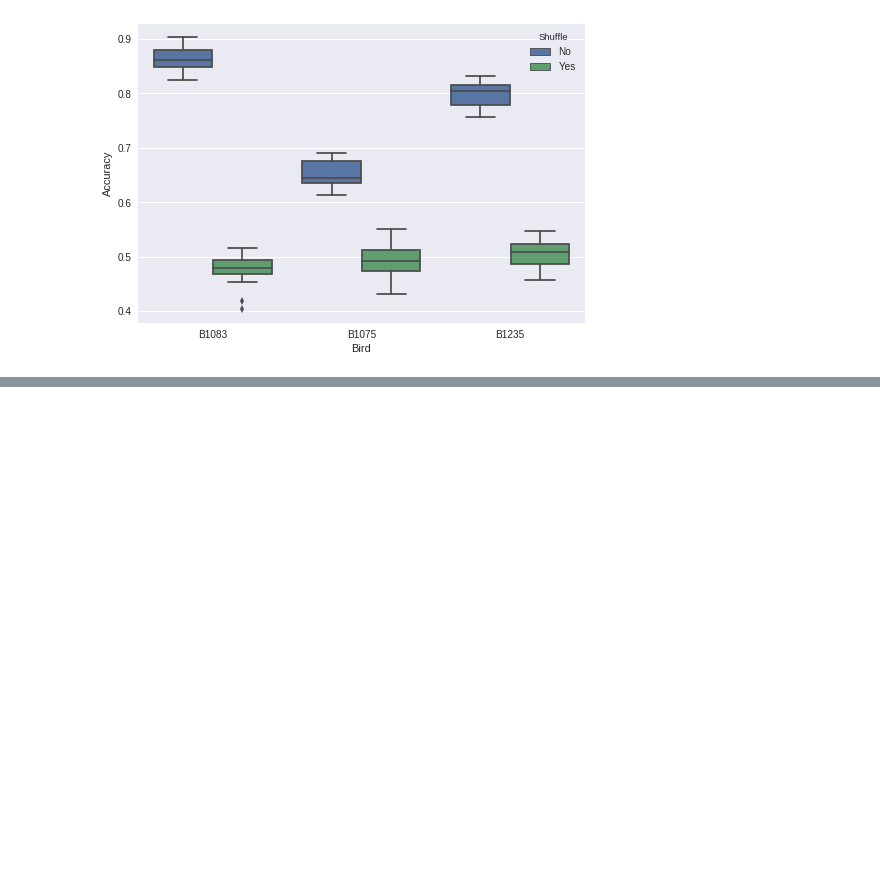
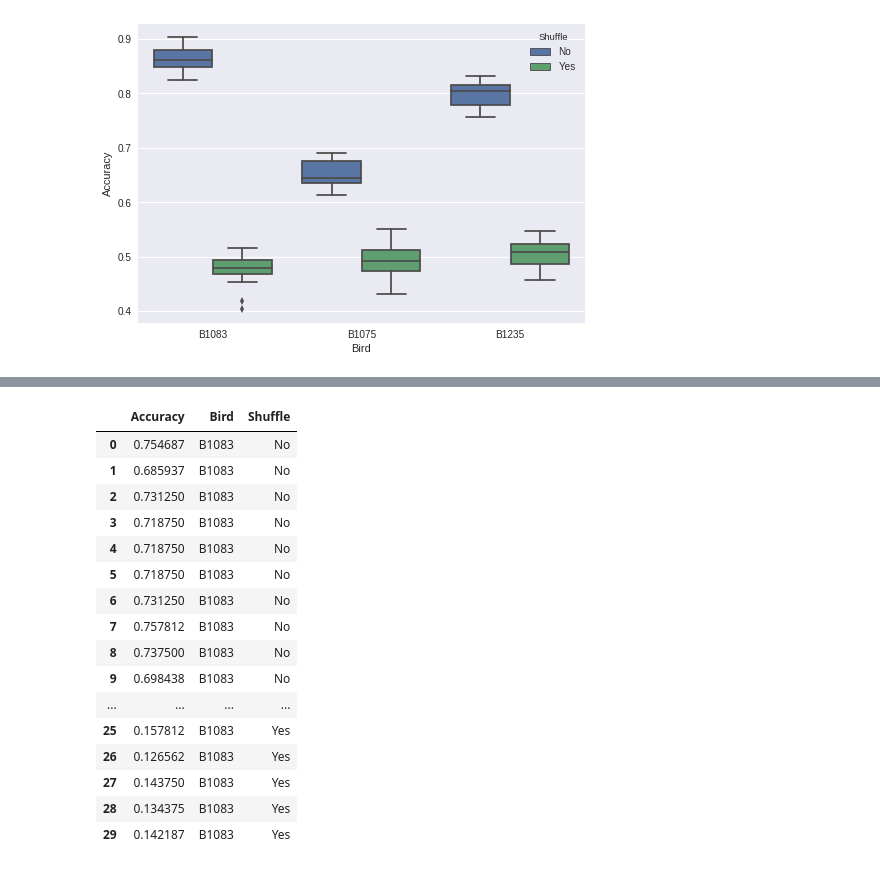
Before and after one commit to theilmbh/NeuralTDA, a Jupyter notebook: notebooks/LogisticPrediction.ipynb, the cells around one changed output, grey strips where cells are left out. Saved outputs shown, nothing was run; the diff lists cells and outputs as text; code cells hidden in the pictures; blank space fills up the shorter version.

```diff
--- a/notebooks/LogisticPrediction.ipynb
+++ b/notebooks/LogisticPrediction.ipynb
@@ -198,0 +187,10 @@ t
+# %%
+reload(TPLCP)
+stims = bcAll.keys()
+stimc = {x: x for x in stims}
+accuracies = TPLCP.predict_stimuli_classes(bcAll, Ntimes, stims, stimc, p_test, N_tests)
+accuracies_shuff = TPLCP.predict_stimuli_classes(bcAll, Ntimes, stims, stimc, p_test, N_tests, shuff_Y=True)
+acframeapp = pd.DataFrame({'Bird': N_tests*[bird], 'Accuracy': accuracies, 'Shuffle': N_tests*['No'] })
+acframeapps = pd.DataFrame({'Bird': N_tests*[bird], 'Accuracy': accuracies_shuff, 'Shuffle': N_tests*['Yes'] })
+acframe = acframe.append(acframeapp)
+acframe = acframe.append(acframeapps)
@@ -198,0 +201,20 @@ t
+# %%
+acframe
+# %% [output]
+|  | Accuracy | Bird | Shuffle |
+| 0 | 0.754687 | B1083 | No |
+| 1 | 0.685937 | B1083 | No |
+| 2 | 0.731250 | B1083 | No |
+| 3 | 0.718750 | B1083 | No |
+| 4 | 0.718750 | B1083 | No |
+| 5 | 0.718750 | B1083 | No |
+| 6 | 0.731250 | B1083 | No |
+| 7 | 0.757812 | B1083 | No |
+| 8 | 0.737500 | B1083 | No |
+| 9 | 0.698438 | B1083 | No |
+| ... | ... | ... | ... |
+| 25 | 0.157812 | B1083 | Yes |
+| 26 | 0.126562 | B1083 | Yes |
+| 27 | 0.143750 | B1083 | Yes |
+| 28 | 0.134375 | B1083 | Yes |
+| 29 | 0.142187 | B1083 | Yes |
```
Also changed, not shown: parts of 5 cells of this notebook, 3 other files.
